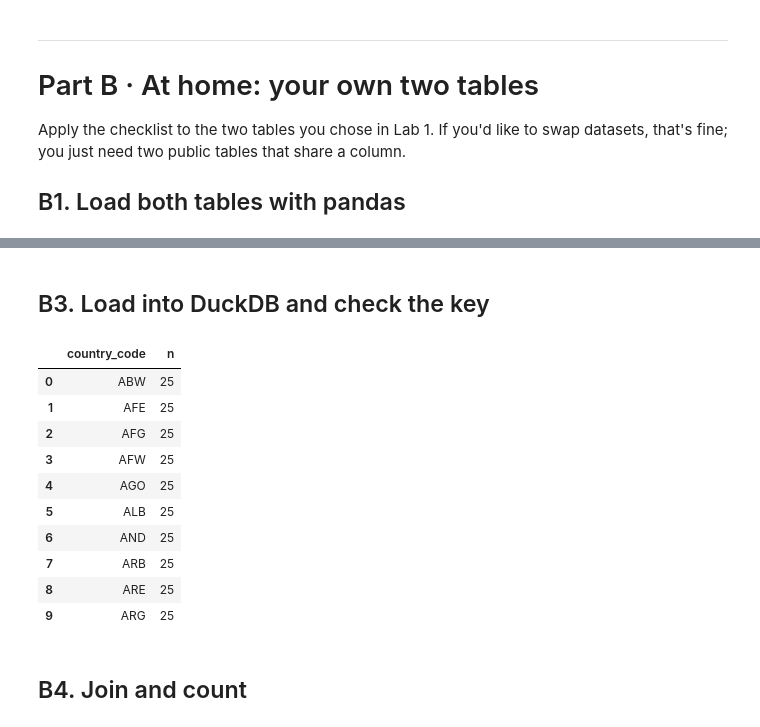
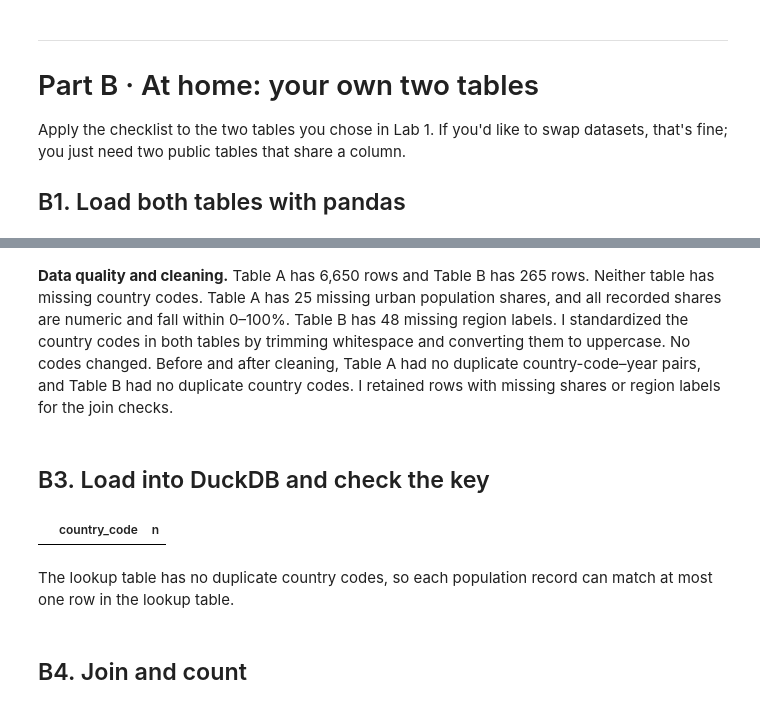
Before and after one commit to sp4609/data-infra-project, a Jupyter notebook: notebooks/lab2_joins.ipynb, the cells around one changed output, grey strips where cells are left out. Saved outputs shown, nothing was run; the diff lists cells and outputs as text; code cells hidden in the pictures.

```diff
--- a/notebooks/lab2_joins.ipynb
+++ b/notebooks/lab2_joins.ipynb
@@ -274,55 +443,32 @@ a.head()
+# %% [markdown]
+**Data quality and cleaning.** Table A has 6,650 rows and Table B has 265 rows. Neither table has missing country codes. Table A has 25 missing urban population shares, and all recorded shares are numeric and fall within 0–100%. Table B has 48 missing region labels. I standardized the country codes in both tables by trimming whitespace and converting them to uppercase. No codes changed. Before and after cleaning, Table A had no duplicate country-code–year pairs, and Table B had no duplicate country codes. I retained rows with missing shares or region labels for the join checks.
 # %% [markdown]
 ## B3. Load into DuckDB and check the key
 # %%
-from pathlib import Path
 import duckdb
 
 con = duckdb.connect()
 
-root = Path.cwd()
-if not (root / "data").is_dir():
-    root = root.parent
+# Load the two DataFrames prepared in B2.
+con.execute("CREATE OR REPLACE TABLE table_a AS SELECT * FROM a")
+con.execute("CREATE OR REPLACE TABLE table_b AS SELECT * FROM b")
 
-country_file = root / "data" / "countries.csv"
-population_file = root / "data" / "urban_population.csv"
-
-assert country_file.is_file(), f"File not found: {country_file}"
-assert population_file.is_file(), f"File not found: {population_file}"
-
-con.execute("""
-    CREATE OR REPLACE TABLE table_a AS
-    SELECT * FROM read_csv_auto(?, nullstr = ['', 'NA', 'N/A'])
-""", [str(country_file)])
-
-con.execute("""
-    CREATE OR REPLACE TABLE table_b AS
-    SELECT * FROM read_csv_auto(?, nullstr = ['', 'NA', 'N/A'])
-""", [str(population_file)])
-
-KEY_A = "Country Code"
+KEY_A = "country_code"
 KEY_B = "country_code"
 
-# Identify repeated country codes in the annual population table.
+# Check for repeated country codes in the lookup table.
 display(con.sql(f"""
     SELECT "{KEY_B}", COUNT(*) AS n
     FROM table_b
     GROUP BY "{KEY_B}"
     HAVING COUNT(*) > 1
     ORDER BY "{KEY_B}"
     LIMIT 10
 """).df())
 # %% [output]
 |  | country_code | n |
-| 0 | ABW | 25 |
-| 1 | AFE | 25 |
-| 2 | AFG | 25 |
-| 3 | AFW | 25 |
-| 4 | AGO | 25 |
-| 5 | ALB | 25 |
-| 6 | AND | 25 |
-| 7 | ARB | 25 |
-| 8 | ARE | 25 |
-| 9 | ARG | 25 |
+# %% [markdown]
+The lookup table has no duplicate country codes, so each population record can match at most one row in the lookup table.
 # %% [markdown]
 ## B4. Join and count
 # %%
```
Also changed, not shown: parts of 29 cells of this notebook, 2 other files.
